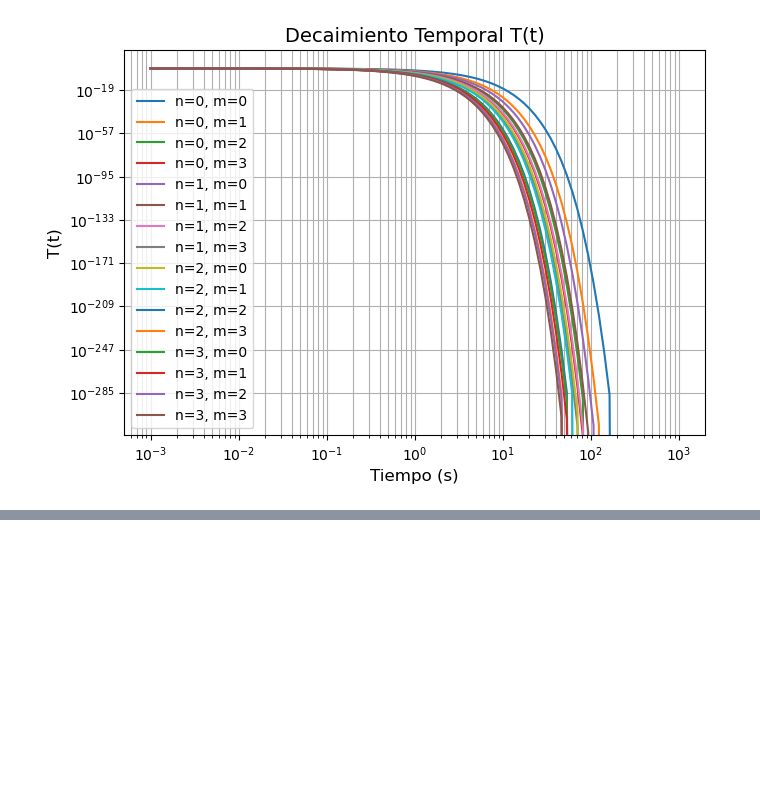
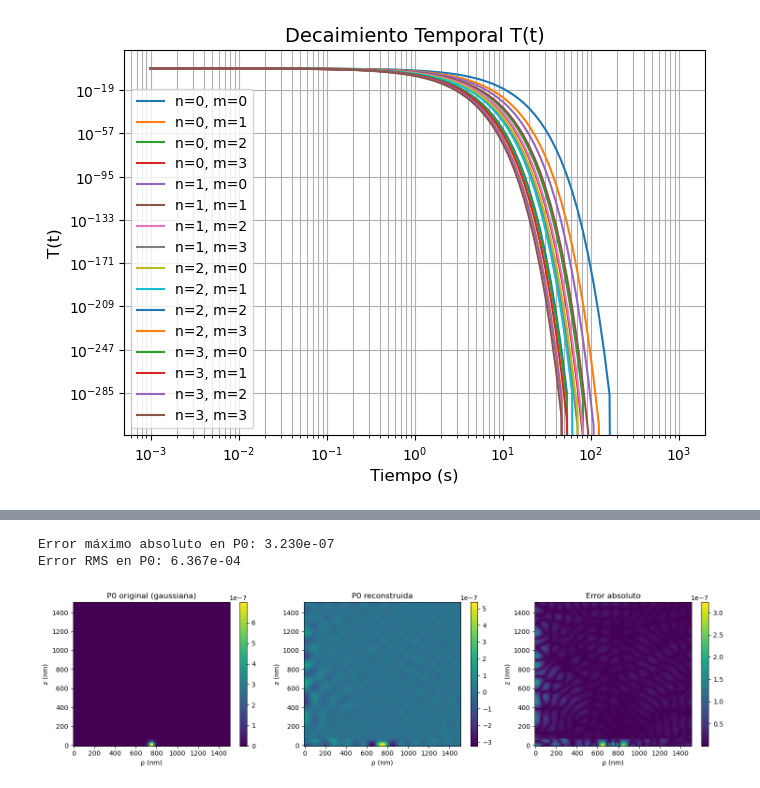
Before and after one commit to allanyst/tfm-efectos-superficie-nano-rmn, a Jupyter notebook: TFM_TwoRegionModel.ipynb, the cells around one changed output, grey strips where cells are left out. Saved outputs shown, nothing was run; the diff lists cells and outputs as text; code cells hidden in the pictures; blank space fills up the shorter version.

```diff
--- a/TFM_TwoRegionModel.ipynb
+++ b/TFM_TwoRegionModel.ipynb
@@ -383,3 +384,57 @@ eig_arr = np.array([
+# %%
+# Chequeo rápido: reconstrucción de la gaussiana P0 desde A_nm (modelo Two-Region con gaussiana)
+# y comparación con la P0 original
+
+# (1) Reconstuir P0_aprox en la malla (Nr_quad, Nz_quad)
+#    P0_aprox[i,j] = sum_{n,m} A_nm[n,m] * R_n(rho_quad[i]) * Z_{n,m}(z_quad[j])
+
+# Suponemos que ya tienes:
+#   A_nm         → shape (n_modes_radial, m_max)
+#   R_mat        → shape (n_modes_radial, Nr_quad)
+#   Z_mat        → shape (n_modes_radial, m_max, Nz_quad)
+#   rho_quad, z_quad, vol_w (ΔV) definidos como antes
+
+# Expandimos A_nm, R_mat y Z_mat para broadcasting:
+A_exp    = A_nm[:, :, None, None]        # (n_modes, m, 1,   1)
+R_exp    = R_mat[:, None, :, None]       # (n_modes, 1,  Nr, 1)
+Z_exp    = Z_mat[:, :, None, :]          # (n_modes, 1,  m,  Nz)
+
+# psi_full[n,m,i,j] = A_nm[n,m]*R_n(rho_i)*Z_{n,m}(z_j)
+psi_full = A_exp * R_exp * Z_exp         # (n_modes, m, Nr, Nz)
+
+# Sumamos sobre modos n,m para obtener P0_aprox (Nr, Nz)
+P0_aprox = psi_full.sum(axis=(0,1))      # (Nr_quad, Nz_quad)
+
+# (2) Ya tienes P0 (la gaussiana normalizada) de antes
+#    P0[i,j] = np.exp(-((Rg-rho0)**2 + (Zg-z0)**2)/(2*sigma**2)); P0/=sum(P0*vol_w)
+
+# (3) Calculamos error
+diff      = P0_aprox - P0
+abs_error = np.abs(diff)
+
+print(f"Error máximo absoluto en P0: {abs_error.max():.3e}")
+print(f"Error RMS en P0: {np.sqrt((diff**2 * vol_w).sum()):.3e}")
+
+# (4) Visualización rápida
+fig, axes = plt.subplots(1,3,figsize=(15,4))
+im0 = axes[0].pcolormesh(rho_quad, z_quad, P0.T,    shading='auto')
+axes[0].set_title("P0 original (gaussiana)")
+fig.colorbar(im0, ax=axes[0])
+im1 = axes[1].pcolormesh(rho_quad, z_quad, P0_aprox.T, shading='auto')
+axes[1].set_title("P0 reconstruida")
+fig.colorbar(im1, ax=axes[1])
+im2 = axes[2].pcolormesh(rho_quad, z_quad, abs_error.T, shading='auto')
+axes[2].set_title("Error absoluto")
+fig.colorbar(im2, ax=axes[2])
+for ax in axes:
+    ax.set_xlabel("ρ (nm)")
+    ax.set_ylabel("z (nm)")
+plt.tight_layout()
+plt.show()
+# %% [output]
+Error máximo absoluto en P0: 3.230e-07
+Error RMS en P0: 6.367e-04
+[figure, added]
 # %%
 ##############################################################################
 ## # 7. Densidad de Probabilidad P(ρ,z,t)
```
Also changed, not shown: parts of 7 cells of this notebook, 38 other files.
